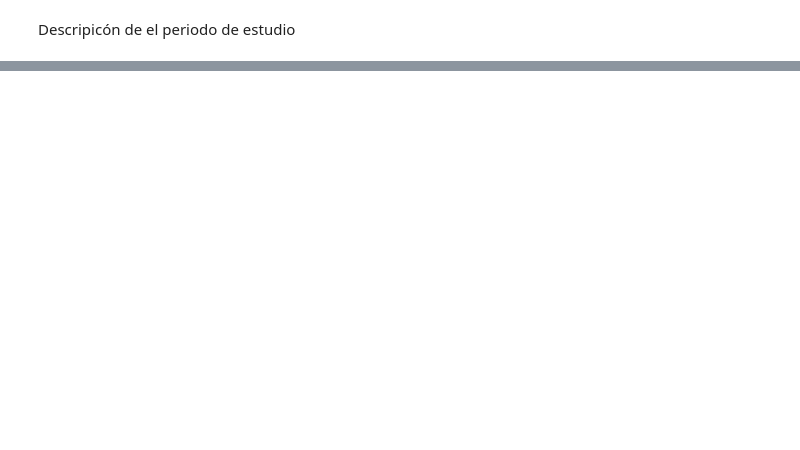
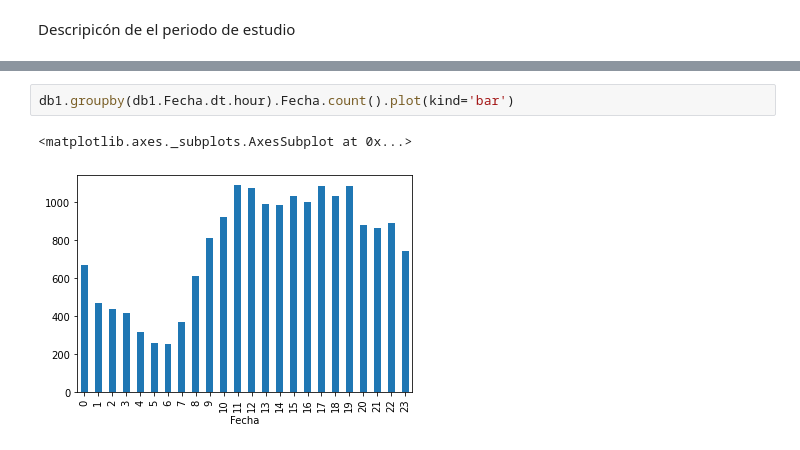
Before and after one commit to superegi/analisis_SAMU, a Jupyter notebook: Analisis llamadas 131/Llamadas 131.ipynb, the cells around one changed output, grey strips where cells are left out. Saved outputs shown, nothing was run; the diff lists cells and outputs as text; blank space fills up the shorter version.

```diff
--- a/Analisis llamadas 131/Llamadas 131.ipynb
+++ b/Analisis llamadas 131/Llamadas 131.ipynb
@@ -114,0 +163,5 @@ Descripicón de el periodo de estudio
+# %%
+db1.groupby(db1.Fecha.dt.hour).Fecha.count().plot(kind='bar')
+# %% [output]
+<matplotlib.axes._subplots.AxesSubplot at 0x...>
+[figure, added]
```
Also changed, not shown: parts of 9 cells of this notebook, 12 other files.
